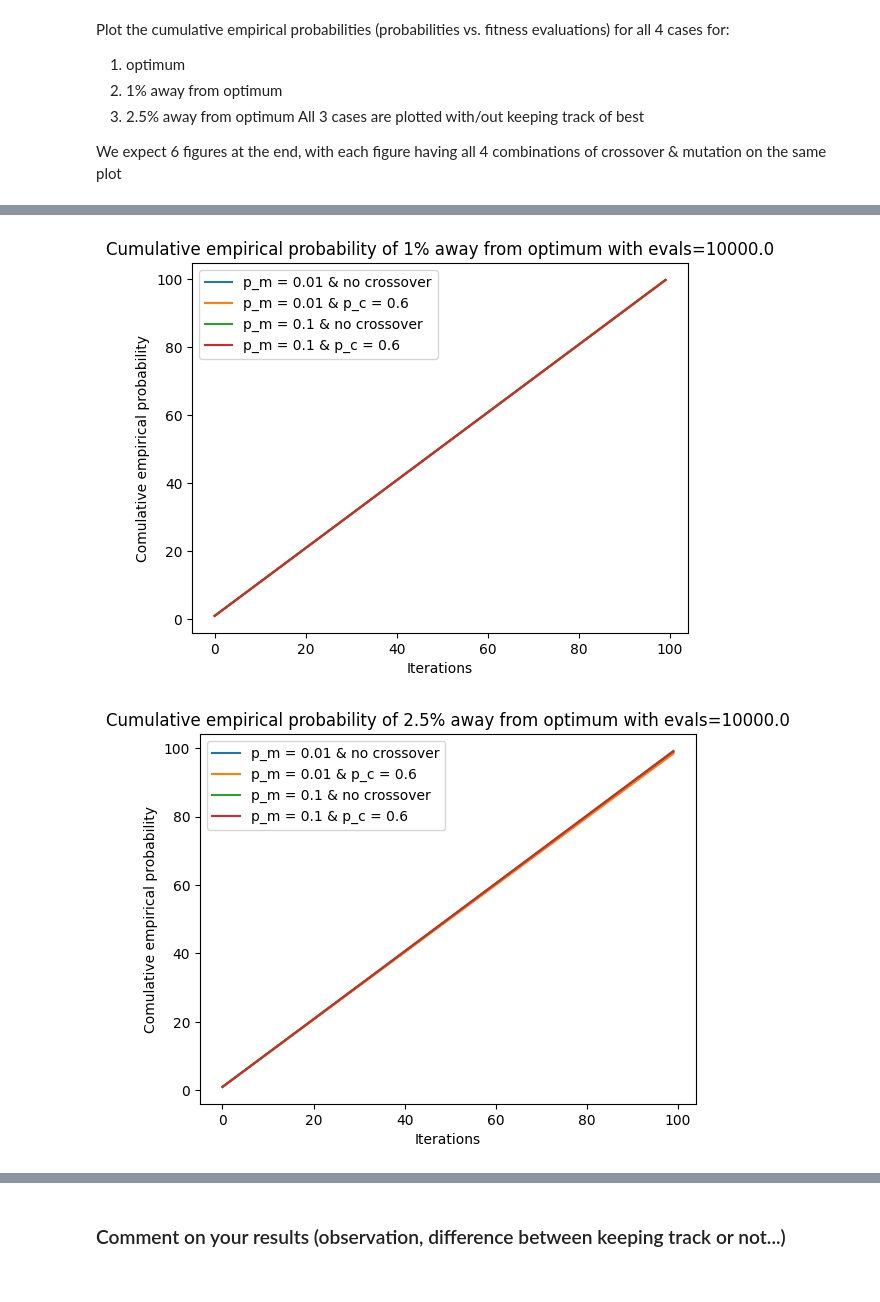
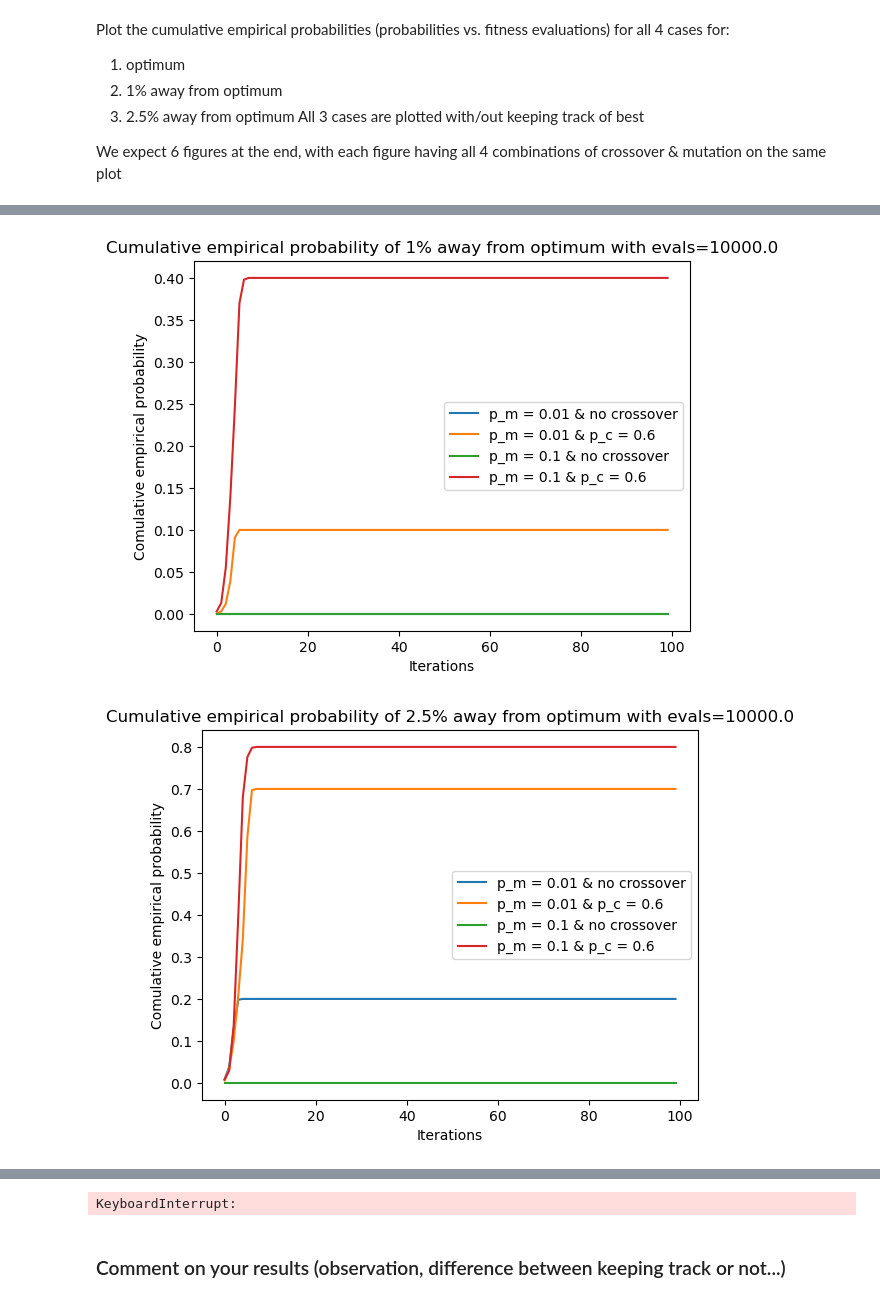
Before and after one commit to Arkanthara/metaheuristics_for_optimization, a Jupyter notebook: DONNET_Michel_Jean_Joseph_TP6_2024.ipynb, the cells around one changed output, grey strips where cells are left out. Drawn from its saved outputs; the diff is of its cells as text; code cells hidden in the pictures.

```diff
--- a/DONNET_Michel_Jean_Joseph_TP6_2024.ipynb
+++ b/DONNET_Michel_Jean_Joseph_TP6_2024.ipynb
@@ -54,10 +54,10 @@ assert opt == f(opt_coord[0], opt_coord[1]), "Coordinates of optimum not found !
 print(f"Optimum value: {opt}")
 
 # save the point 1% away from minimum
-opt1 = opt * 0.01
+opt1 = opt - opt * 0.01
 
 # save the point 2.5% away from the minimum
-opt2p5 = opt * 0.025
+opt2p5 = opt - opt * 0.025
 # %% [output]
 Optimum value: -1356.4977065634891
 # %%
@@ -166,11 +166,12 @@ def crossover(gen, k, p_c):
     '''
     ## pair individuals, decide to perform crossover or not depending on probability c_p
     for i in range(0, gen.shape[0] - 1, 2):
-        if np.random.rand() < p_c:
-            # assert k % 2 == 0, "k is not divisible by 2 ! Bad crossover !"
-            threshold = k // 2
-            # threshold = np.random.choice(np.arange(k))
-            gen[i, threshold:], gen[i + 1, threshold:] = gen[i + 1, threshold:], gen[i, threshold:]
+        if np.random.rand() <= p_c:
+            assert k % 2 == 0, "k is not divisible by 2 !"
+            threshold1 = (k // 2) // 2
+            threshold2 = k // 2 + (k // 2) // 2
+            gen[i, :threshold1], gen[i + 1, :threshold1] = gen[i + 1, :threshold1], gen[i, :threshold1]
+            gen[i, threshold2:], gen[i + 1, threshold2:] = gen[i + 1, threshold2:], gen[i, threshold2:]
     return gen
 
 
@@ -189,10 +190,12 @@ def mutation(gen, m_p):
     --------
     gen: generation gen after mutation process
     '''
-    prob = np.random.rand(gen.shape[0]) < m_p
-    mask = np.ones(gen.shape[1]).astype(int)
+    prob = np.random.rand(gen.shape[0]) <= m_p
+    # Each time we perform a mutation, we generate some random mask that follows uniform distribution.
+    # So it means that approximatively the half of the bits will have a mutation for the selected individual.
+    mask = np.random.randint(0, 2, size=(np.sum(prob), gen.shape[1])).astype(int)
     gen = gen.astype(int)
-    gen[prob] = gen[prob] ^ mask
+    gen[prob] ^= mask
     return gen
 # %%
 ## Test selection, crossover, & mutation functions with small N=5 & k=10
@@ -278,7 +281,7 @@ def GA(N, k, p_c, p_m, evals, crossOver=True, track_best=True):
     iterations  = evals // N
     for _ in range(iterations):
         ## selection
-        select(gen, N)
+        gen = select(gen, N)
         ## crossover (if True)
         if crossOver:
             crossover(gen, k, p_c)
@@ -420,7 +423,7 @@ for eval in [1e3, 1e4, 1e5]:
     plt.title(f"Cumulative empirical probability of optimum with evals={eval}")
     for case in proba:
         tmp = np.mean(case[2], axis=0)
-        plt.plot(np.arange(tmp.shape[0]), np.cumsum(tmp), label=f"p_m = {case[0]} & {"no crossover" if case[1] == 0 else f"p_c = {case[1]}"}")
+        plt.plot(np.arange(tmp.shape[0]), tmp, label=f"p_m = {case[0]} & {"no crossover" if case[1] == 0 else f"p_c = {case[1]}"}")
     plt.xlabel("Iterations")
     plt.ylabel("Comulative empirical probability")
     plt.legend()
@@ -430,7 +433,7 @@ for eval in [1e3, 1e4, 1e5]:
     plt.title(f"Cumulative empirical probability of 1% away from optimum with evals={eval}")
     for case in proba1:
         tmp = np.mean(case[2], axis=0)
-        plt.plot(np.arange(tmp.shape[0]), np.cumsum(tmp), label=f"p_m = {case[0]} & {"no crossover" if case[1] == 0 else f"p_c = {case[1]}"}")
+        plt.plot(np.arange(tmp.shape[0]), tmp, label=f"p_m = {case[0]} & {"no crossover" if case[1] == 0 else f"p_c = {case[1]}"}")
     plt.xlabel("Iterations")
     plt.ylabel("Comulative empirical probability")
     plt.legend()
@@ -440,7 +443,7 @@ for eval in [1e3, 1e4, 1e5]:
     plt.title(f"Cumulative empirical probability of 2.5% away from optimum with evals={eval}")
     for case in proba2p5:
         tmp = np.mean(case[2], axis=0)
-        plt.plot(np.arange(tmp.shape[0]), np.cumsum(tmp), label=f"p_m = {case[0]} & {"no crossover" if case[1] == 0 else f"p_c = {case[1]}"}")
+        plt.plot(np.arange(tmp.shape[0]), tmp, label=f"p_m = {case[0]} & {"no crossover" if case[1] == 0 else f"p_c = {case[1]}"}")
     plt.xlabel("Iterations")
     plt.ylabel("Comulative empirical probability")
     plt.legend()
@@ -453,2 +456,2 @@ for eval in [1e3, 1e4, 1e5]:
-[figure, old version]
+[figure, new version]
-[figure, old version]
+[figure, new version]
@@ -458,3 +476,4 @@ for eval in [1e3, 1e4, 1e5]:
+KeyboardInterrupt:
 # %% [markdown]
 ### Comment on your results (observation, difference between keeping track or not...)
 # %% [markdown]
```
Also changed, not shown: parts of 3 cells of this notebook.
